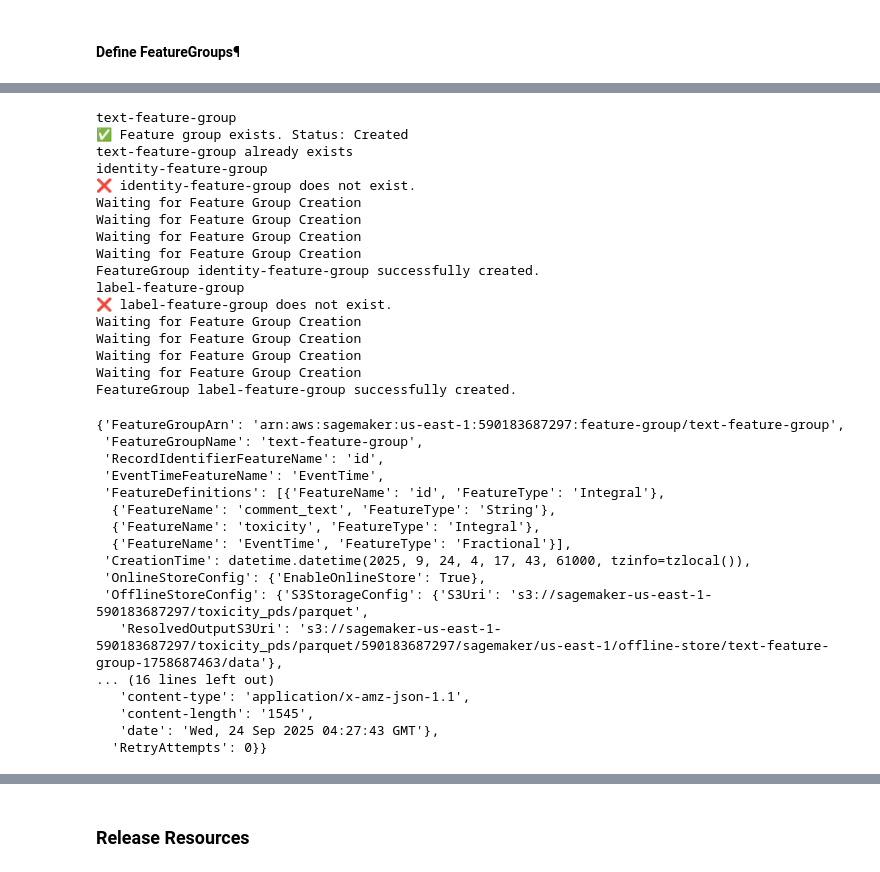
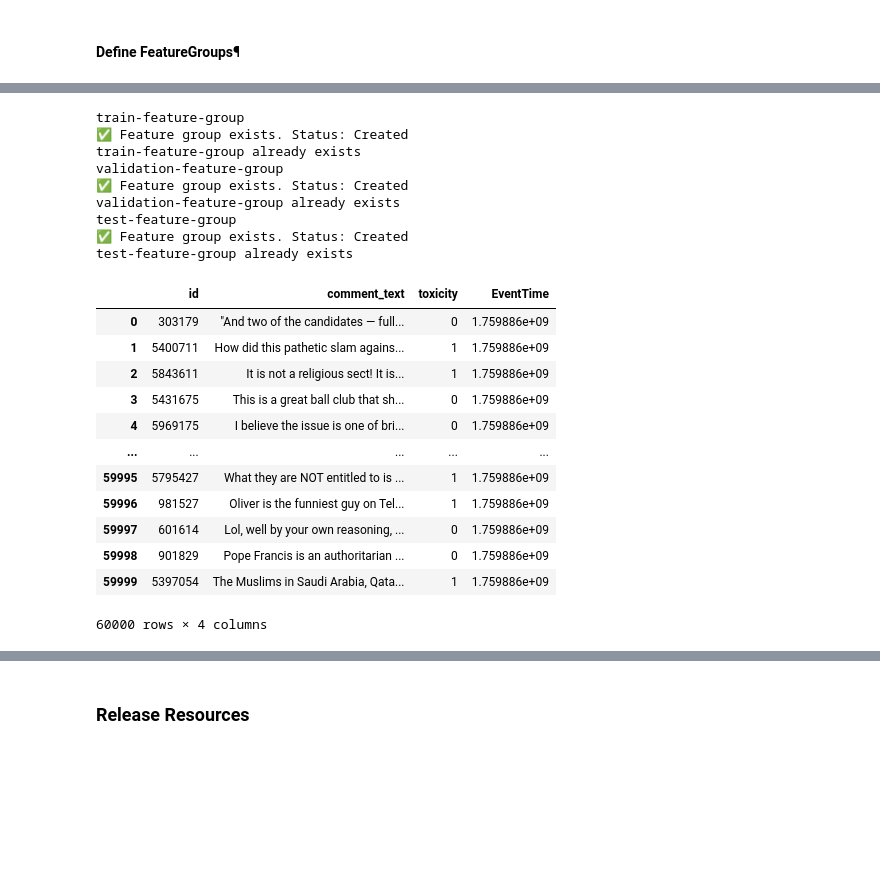
Before and after one commit to karthikraghavan/aai540_toxicity_classification, a Jupyter notebook: datalake_operations.ipynb, the cells around one changed output, grey strips where cells are left out. Cells and saved outputs as stored; diff of their text form; code cells hidden in the pictures; blank space fills up the shorter version.

```diff
--- a/datalake_operations.ipynb
+++ b/datalake_operations.ipynb
@@ -714,9 +462,9 @@ train_feature_group = FeatureGroup(name=train_feature_group_name, sagemaker_sess
 validation_feature_group = FeatureGroup(name=validation_feature_group_name, sagemaker_session=feature_store_session)
 test_feature_group = FeatureGroup(name=test_feature_group_name, sagemaker_session=feature_store_session)
 # %%
-train_df = civil_df[['id','comment_text','toxicity']]
-validation_df = civil_val_df[['id','comment_text','toxicity']]
-test_df = civil_test_df[['id','comment_text','toxicity']]
+train_df = train_balanced[['id','comment_text','toxicity']]
+val_df = val_balanced[['id','comment_text','toxicity']]
+test_df = test_balanced[['id','comment_text','toxicity']]
 # %%
 import time
 
@@ -737,7 +485,3 @@ def appendEventTime(df):
         [current_time_sec] * len(df), dtype="float64"
     )
     return df
-# %%
-train_df.drop(["event_time_feature_name"], axis=1, inplace=True)
-validation_df.drop(["event_time_feature_name"], axis=1, inplace=True)
-test_df.drop(["event_time_feature_name"], axis=1, inplace=True)
@@ -846,45 +574,32 @@ def create_feature_group(feature_group, fg_Exists):
     else:
         print(f"{feature_group.name} already exists")
 
-
-create_feature_group(train_feature_group,text_feature_group_exists)
-create_feature_group(validation_feature_group, identity_feature_group_exists)
-create_feature_group(test_feature_group,label_feature_group_exists)
+create_feature_group(train_feature_group,train_feature_group_exists)
+create_feature_group(validation_feature_group, validation_feature_group_exists)
+create_feature_group(test_feature_group,test_feature_group_exists)
 # %% [output]
-text-feature-group
+train-feature-group
 ✅ Feature group exists. Status: Created
-text-feature-group already exists
-identity-feature-group
-❌ identity-feature-group does not exist.
-Waiting for Feature Group Creation
-Waiting for Feature Group Creation
-Waiting for Feature Group Creation
-Waiting for Feature Group Creation
-FeatureGroup identity-feature-group successfully created.
-label-feature-group
-❌ label-feature-group does not exist.
-Waiting for Feature Group Creation
-Waiting for Feature Group Creation
-Waiting for Feature Group Creation
-Waiting for Feature Group Creation
-FeatureGroup label-feature-group successfully created.
+train-feature-group already exists
+validation-feature-group
+✅ Feature group exists. Status: Created
+validation-feature-group already exists
+test-feature-group
+✅ Feature group exists. Status: Created
+test-feature-group already exists
-# %%
-train_feature_group.describe()
-# %% [output]
-{'FeatureGroupArn': 'arn:aws:sagemaker:us-east-1:590183687297:feature-group/text-feature-group',
- 'FeatureGroupName': 'text-feature-group',
- 'RecordIdentifierFeatureName': 'id',
- 'EventTimeFeatureName': 'EventTime',
- 'FeatureDefinitions': [{'FeatureName': 'id', 'FeatureType': 'Integral'},
-  {'FeatureName': 'comment_text', 'FeatureType': 'String'},
-  {'FeatureName': 'toxicity', 'FeatureType': 'Integral'},
-  {'FeatureName': 'EventTime', 'FeatureType': 'Fractional'}],
- 'CreationTime': datetime.datetime(2025, 9, 24, 4, 17, 43, 61000, tzinfo=tzlocal()),
- 'OnlineStoreConfig': {'EnableOnlineStore': True},
- 'OfflineStoreConfig': {'S3StorageConfig': {'S3Uri': 's3://sagemaker-us-east-1-590183687297/toxicity_pds/parquet',
-   'ResolvedOutputS3Uri': 's3://sagemaker-us-east-1-590183687297/toxicity_pds/parquet/590183687297/sagemaker/us-east-1/offline-store/text-feature-group-1758687463/data'},
-... (16 lines left out)
-   'content-type': 'application/x-amz-json-1.1',
-   'content-length': '1545',
-   'date': 'Wed, 24 Sep 2025 04:27:43 GMT'},
-  'RetryAttempts': 0}}
+# %%
+train_df
+# %% [output]
+|  | id | comment_text | toxicity | EventTime |
+| 0 | 303179 | "And two of the candidates — full... | 0 | 1.759886e+09 |
+| 1 | 5400711 | How did this pathetic slam agains... | 1 | 1.759886e+09 |
+| 2 | 5843611 | It is not a religious sect! It is... | 1 | 1.759886e+09 |
+| 3 | 5431675 | This is a great ball club that sh... | 0 | 1.759886e+09 |
+| 4 | 5969175 | I believe the issue is one of bri... | 0 | 1.759886e+09 |
+| ... | ... | ... | ... | ... |
+| 59995 | 5795427 | What they are NOT entitled to is ... | 1 | 1.759886e+09 |
+| 59996 | 981527 | Oliver is the funniest guy on Tel... | 1 | 1.759886e+09 |
+| 59997 | 601614 | Lol, well by your own reasoning, ... | 0 | 1.759886e+09 |
+| 59998 | 901829 | Pope Francis is an authoritarian ... | 0 | 1.759886e+09 |
+| 59999 | 5397054 | The Muslims in Saudi Arabia, Qata... | 1 | 1.759886e+09 |
+60000 rows × 4 columns
```
Also changed, not shown: parts of 110 cells of this notebook.
